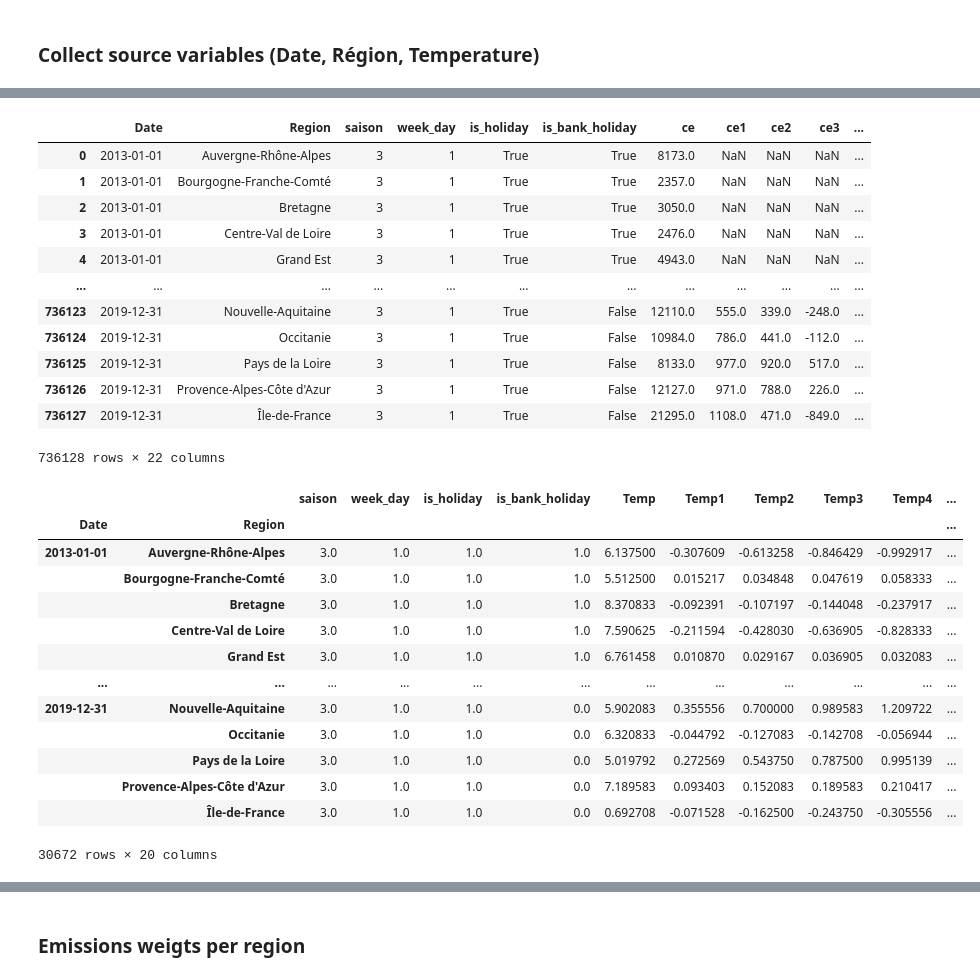
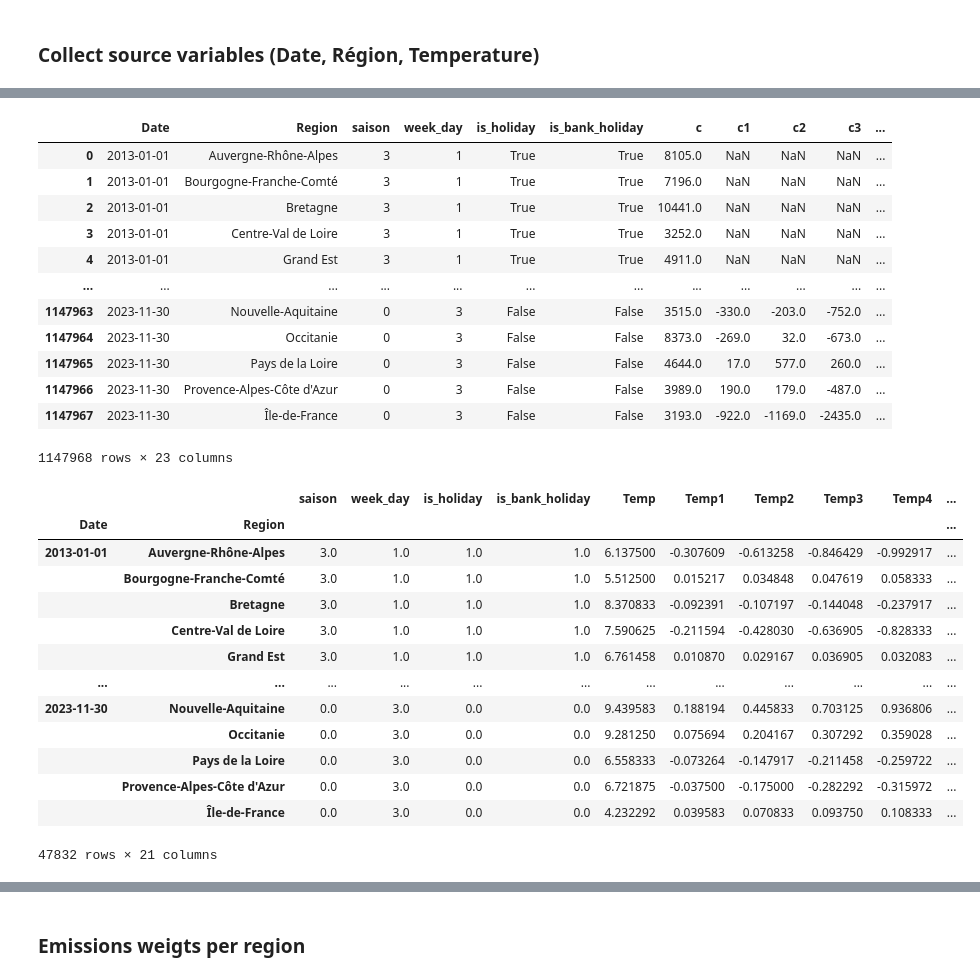
Before and after one commit to sami6mz/EnergyDisaggregation, a Jupyter notebook: carbon_data_processing.ipynb, the cells around one changed output, grey strips where cells are left out. Cells and saved outputs as stored; diff of their text form; code cells hidden in the pictures.

```diff
--- a/carbon_data_processing.ipynb
+++ b/carbon_data_processing.ipynb
@@ -19,10 +19,7 @@ from energydisaggregation.models.stat_model import (
 ### Collect source variables (Date, Région, Temperature)
 # %%
 # Import data
-df_src = pd.read_csv(
-    "EnergyDisaggregation/energydisaggregation/data_storage/df_process.csv",
-    sep=",",
-)
+df_src = pd.read_csv("../Data/df_process_2022.csv",sep=",")
 # df_src.info()
 df_src.columns
 # %% [output]
@@ -51,14 +48,14 @@ vars_selected = [
     "week_day",
     "is_holiday",
     "is_bank_holiday",
-    "consommation brute électricité (mw) - rte",
-    "consommation brute électricité (mw) - rte_lag_1",
-    "consommation brute électricité (mw) - rte_lag_2",
-    "consommation brute électricité (mw) - rte_lag_3",
-    "consommation brute électricité (mw) - rte_lag_4",
-    "consommation brute électricité (mw) - rte_lag_5",
-    "consommation brute électricité (mw) - rte_lag_6",
-    "consommation brute électricité (mw) - rte_lag_7",
+    "consommation brute totale (mw) ",
+    "consommation brute totale (mw) - lag_1",
+    "consommation brute totale (mw) - lag_2",
+    "consommation brute totale (mw) - lag_3",
+    "consommation brute totale (mw) - lag_4",
+    "consommation brute totale (mw) - lag_5",
+    "consommation brute totale (mw) - lag_6",
+    "consommation brute totale (mw) - lag_7",
     "température (°c)",
     "température (°c)_lag_1",
     "température (°c)_lag_2",
@@ -67,6 +64,7 @@ vars_selected = [
     "température (°c)_lag_5",
     "température (°c)_lag_6",
     "température (°c)_lag_7",
+    "ratio gaz électricité",
 ]
 
 key_vars = ["Date", "Region"]
@@ -76,14 +74,14 @@ values_var = [
     "week_day",
     "is_holiday",
     "is_bank_holiday",
-    "ce",
-    "ce1",
-    "ce2",
-    "ce3",
-    "ce4",
-    "ce5",
-    "ce6",
-    "ce7",
+    "c",
+    "c1",
+    "c2",
+    "c3",
+    "c4",
+    "c5",
+    "c6",
+    "c7",
     "Temp",
     "Temp1",
     "Temp2",
@@ -92,6 +90,7 @@ values_var = [
     "Temp5",
     "Temp6",
     "Temp7",
+    "ratio_cge",
 ]
 
 tot_vars = key_vars + values_var
@@ -135,50 +134,50 @@ df_X[var] = date_truncated
 df_X = df_X.rename(columns=renamed_vars)
 df_X
 # %% [output]
-|  | Date | Region | saison | week_day | is_holiday | is_bank_holiday | ce | ce1 | ce2 | ce3 | ... |
-| 0 | 2013-01-01 | Auvergne-Rhône-Alpes | 3 | 1 | True | True | 8173.0 | NaN | NaN | NaN | ... |
-| 1 | 2013-01-01 | Bourgogne-Franche-Comté | 3 | 1 | True | True | 2357.0 | NaN | NaN | NaN | ... |
-| 2 | 2013-01-01 | Bretagne | 3 | 1 | True | True | 3050.0 | NaN | NaN | NaN | ... |
-| 3 | 2013-01-01 | Centre-Val de Loire | 3 | 1 | True | True | 2476.0 | NaN | NaN | NaN | ... |
-| 4 | 2013-01-01 | Grand Est | 3 | 1 | True | True | 4943.0 | NaN | NaN | NaN | ... |
+|  | Date | Region | saison | week_day | is_holiday | is_bank_holiday | c | c1 | c2 | c3 | ... |
+| 0 | 2013-01-01 | Auvergne-Rhône-Alpes | 3 | 1 | True | True | 8105.0 | NaN | NaN | NaN | ... |
+| 1 | 2013-01-01 | Bourgogne-Franche-Comté | 3 | 1 | True | True | 7196.0 | NaN | NaN | NaN | ... |
+| 2 | 2013-01-01 | Bretagne | 3 | 1 | True | True | 10441.0 | NaN | NaN | NaN | ... |
+| 3 | 2013-01-01 | Centre-Val de Loire | 3 | 1 | True | True | 3252.0 | NaN | NaN | NaN | ... |
+| 4 | 2013-01-01 | Grand Est | 3 | 1 | True | True | 4911.0 | NaN | NaN | NaN | ... |
 | ... | ... | ... | ... | ... | ... | ... | ... | ... | ... | ... | ... |
-| 736123 | 2019-12-31 | Nouvelle-Aquitaine | 3 | 1 | True | False | 12110.0 | 555.0 | 339.0 | -248.0 | ... |
-| 736124 | 2019-12-31 | Occitanie | 3 | 1 | True | False | 10984.0 | 786.0 | 441.0 | -112.0 | ... |
-| 736125 | 2019-12-31 | Pays de la Loire | 3 | 1 | True | False | 8133.0 | 977.0 | 920.0 | 517.0 | ... |
-| 736126 | 2019-12-31 | Provence-Alpes-Côte d'Azur | 3 | 1 | True | False | 12127.0 | 971.0 | 788.0 | 226.0 | ... |
-| 736127 | 2019-12-31 | Île-de-France | 3 | 1 | True | False | 21295.0 | 1108.0 | 471.0 | -849.0 | ... |
+| 1147963 | 2023-11-30 | Nouvelle-Aquitaine | 0 | 3 | False | False | 3515.0 | -330.0 | -203.0 | -752.0 | ... |
+| 1147964 | 2023-11-30 | Occitanie | 0 | 3 | False | False | 8373.0 | -269.0 | 32.0 | -673.0 | ... |
+| 1147965 | 2023-11-30 | Pays de la Loire | 0 | 3 | False | False | 4644.0 | 17.0 | 577.0 | 260.0 | ... |
+| 1147966 | 2023-11-30 | Provence-Alpes-Côte d'Azur | 0 | 3 | False | False | 3989.0 | 190.0 | 179.0 | -487.0 | ... |
+| 1147967 | 2023-11-30 | Île-de-France | 0 | 3 | False | False | 3193.0 | -922.0 | -1169.0 | -2435.0 | ... |
-736128 rows × 22 columns
+1147968 rows × 23 columns
 # %%
 # On sépare les variables de consommation des autres variables
-conso_vars = np.array(tot_vars)[(np.array(tot_vars) >= "ce") * (np.array(tot_vars) <= "ce9")]
+conso_vars = np.array(tot_vars)[(np.array(tot_vars) >= "c") * (np.array(tot_vars) <= "c9")]
 
 # On génère les datasets consommation VS autres variables
 df_conso = df_X[key_vars].join(df_X[conso_vars])
 df_not_conso = df_X.drop(columns=conso_vars)
 
 # Il faut sommer la consommation au lieu de la moyenner
 # Tandis qu'on moyenne des autres variables telles que la température
 df_conso = df_conso.groupby(key_vars).sum()
 df_not_conso = df_not_conso.groupby(key_vars).mean()
 
 # On joint les deux datasets
 df_X = df_not_conso.join(df_conso, on=key_vars)
 df_X
 # %% [output]
 |  |  | saison | week_day | is_holiday | is_bank_holiday | Temp | Temp1 | Temp2 | Temp3 | Temp4 | ... |
 | Date | Region |  |  |  |  |  |  |  |  |  | ... |
 | 2013-01-01 | Auvergne-Rhône-Alpes | 3.0 | 1.0 | 1.0 | 1.0 | 6.137500 | -0.307609 | -0.613258 | -0.846429 | -0.992917 | ... |
 |  | Bourgogne-Franche-Comté | 3.0 | 1.0 | 1.0 | 1.0 | 5.512500 | 0.015217 | 0.034848 | 0.047619 | 0.058333 | ... |
 |  | Bretagne | 3.0 | 1.0 | 1.0 | 1.0 | 8.370833 | -0.092391 | -0.107197 | -0.144048 | -0.237917 | ... |
 |  | Centre-Val de Loire | 3.0 | 1.0 | 1.0 | 1.0 | 7.590625 | -0.211594 | -0.428030 | -0.636905 | -0.828333 | ... |
 |  | Grand Est | 3.0 | 1.0 | 1.0 | 1.0 | 6.761458 | 0.010870 | 0.029167 | 0.036905 | 0.032083 | ... |
 | ... | ... | ... | ... | ... | ... | ... | ... | ... | ... | ... | ... |
-| 2019-12-31 | Nouvelle-Aquitaine | 3.0 | 1.0 | 1.0 | 0.0 | 5.902083 | 0.355556 | 0.700000 | 0.989583 | 1.209722 | ... |
-|  | Occitanie | 3.0 | 1.0 | 1.0 | 0.0 | 6.320833 | -0.044792 | -0.127083 | -0.142708 | -0.056944 | ... |
-|  | Pays de la Loire | 3.0 | 1.0 | 1.0 | 0.0 | 5.019792 | 0.272569 | 0.543750 | 0.787500 | 0.995139 | ... |
-|  | Provence-Alpes-Côte d'Azur | 3.0 | 1.0 | 1.0 | 0.0 | 7.189583 | 0.093403 | 0.152083 | 0.189583 | 0.210417 | ... |
-|  | Île-de-France | 3.0 | 1.0 | 1.0 | 0.0 | 0.692708 | -0.071528 | -0.162500 | -0.243750 | -0.305556 | ... |
+| 2023-11-30 | Nouvelle-Aquitaine | 0.0 | 3.0 | 0.0 | 0.0 | 9.439583 | 0.188194 | 0.445833 | 0.703125 | 0.936806 | ... |
+|  | Occitanie | 0.0 | 3.0 | 0.0 | 0.0 | 9.281250 | 0.075694 | 0.204167 | 0.307292 | 0.359028 | ... |
+|  | Pays de la Loire | 0.0 | 3.0 | 0.0 | 0.0 | 6.558333 | -0.073264 | -0.147917 | -0.211458 | -0.259722 | ... |
+|  | Provence-Alpes-Côte d'Azur | 0.0 | 3.0 | 0.0 | 0.0 | 6.721875 | -0.037500 | -0.175000 | -0.282292 | -0.315972 | ... |
+|  | Île-de-France | 0.0 | 3.0 | 0.0 | 0.0 | 4.232292 | 0.039583 | 0.070833 | 0.093750 | 0.108333 | ... |
-30672 rows × 20 columns
+47832 rows × 21 columns
 # %%
 df_X = df_X.reset_index()
 df_X
```
Also changed, not shown: parts of 15 cells of this notebook, 2 other files.
